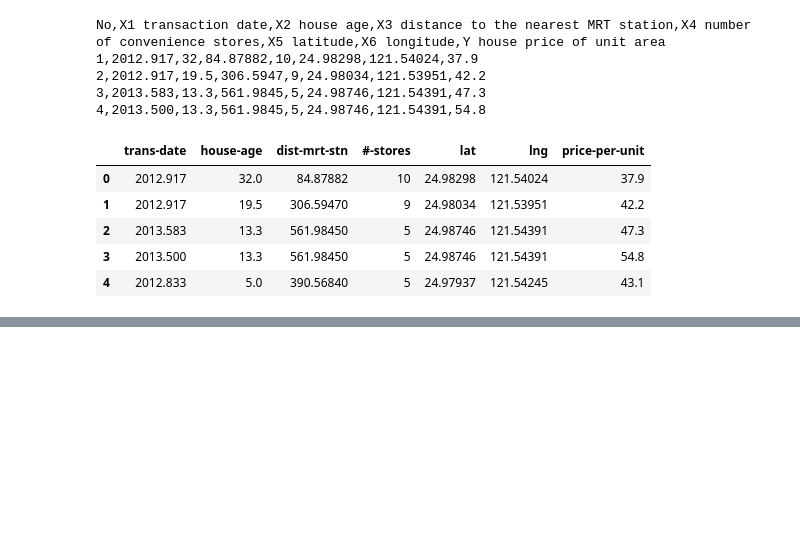
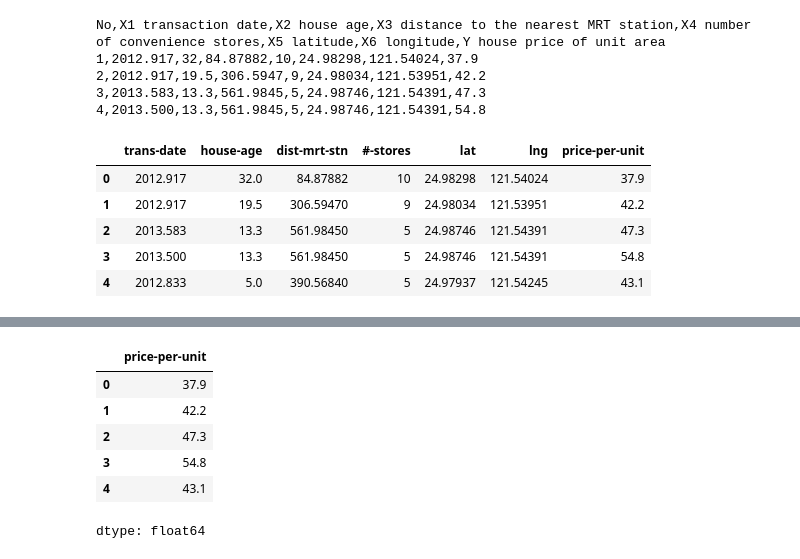
Before and after one commit to jmishra01/AI-ML, a Jupyter notebook: ML_01_LinearRegression.ipynb, the cells around one changed output, grey strips where cells are left out. Drawn from its saved outputs; the diff is of its cells as text; code cells hidden in the pictures; blank space fills up the shorter version.

```diff
--- a/ML_01_LinearRegression.ipynb
+++ b/ML_01_LinearRegression.ipynb
@@ -45,0 +58,10 @@ df.head()
+# %%
+y.head()
+# %% [output]
+|  | price-per-unit |
+| 0 | 37.9 |
+| 1 | 42.2 |
+| 2 | 47.3 |
+| 3 | 54.8 |
+| 4 | 43.1 |
+dtype: float64
```
Also changed, not shown: parts of 12 cells of this notebook.
